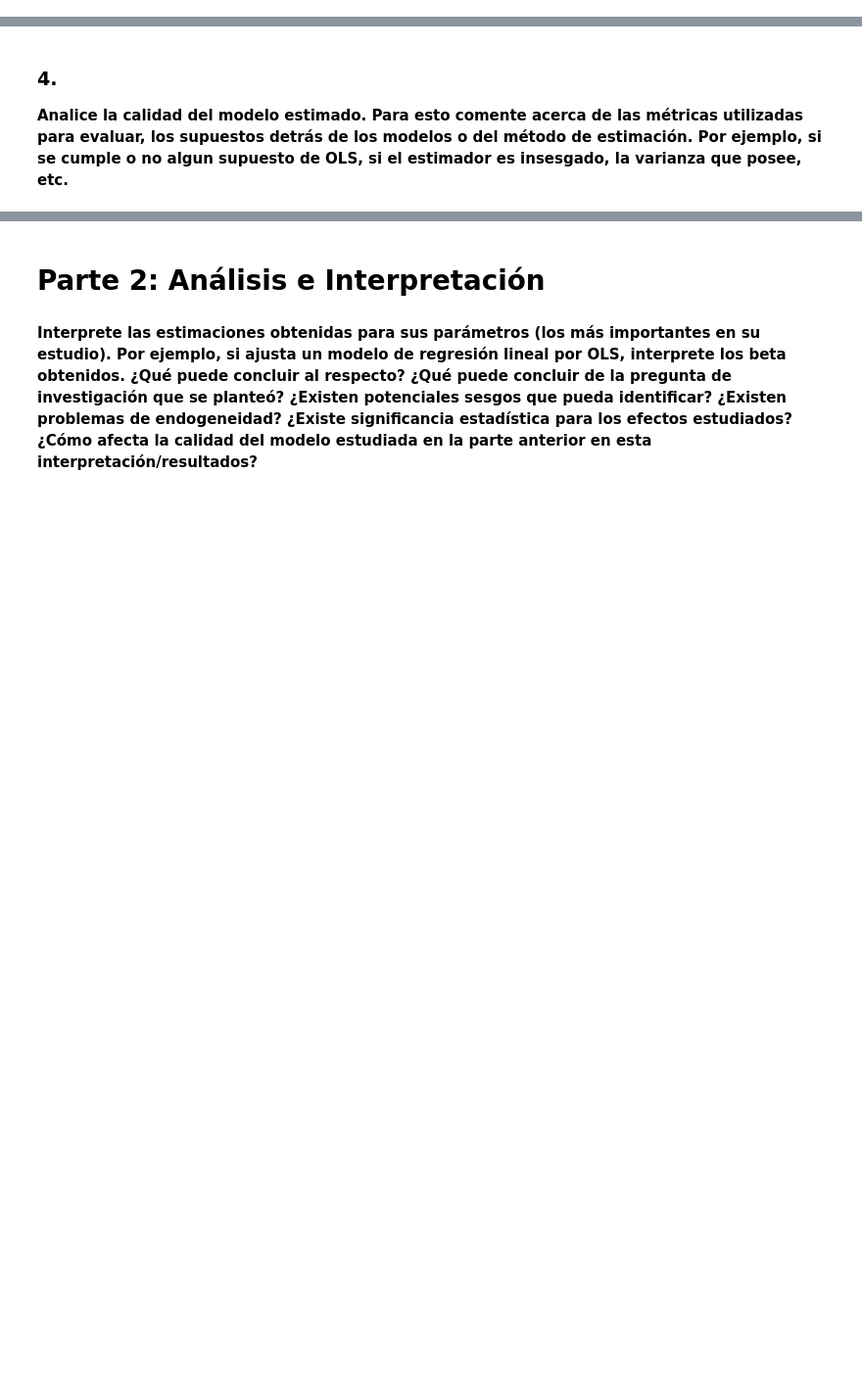
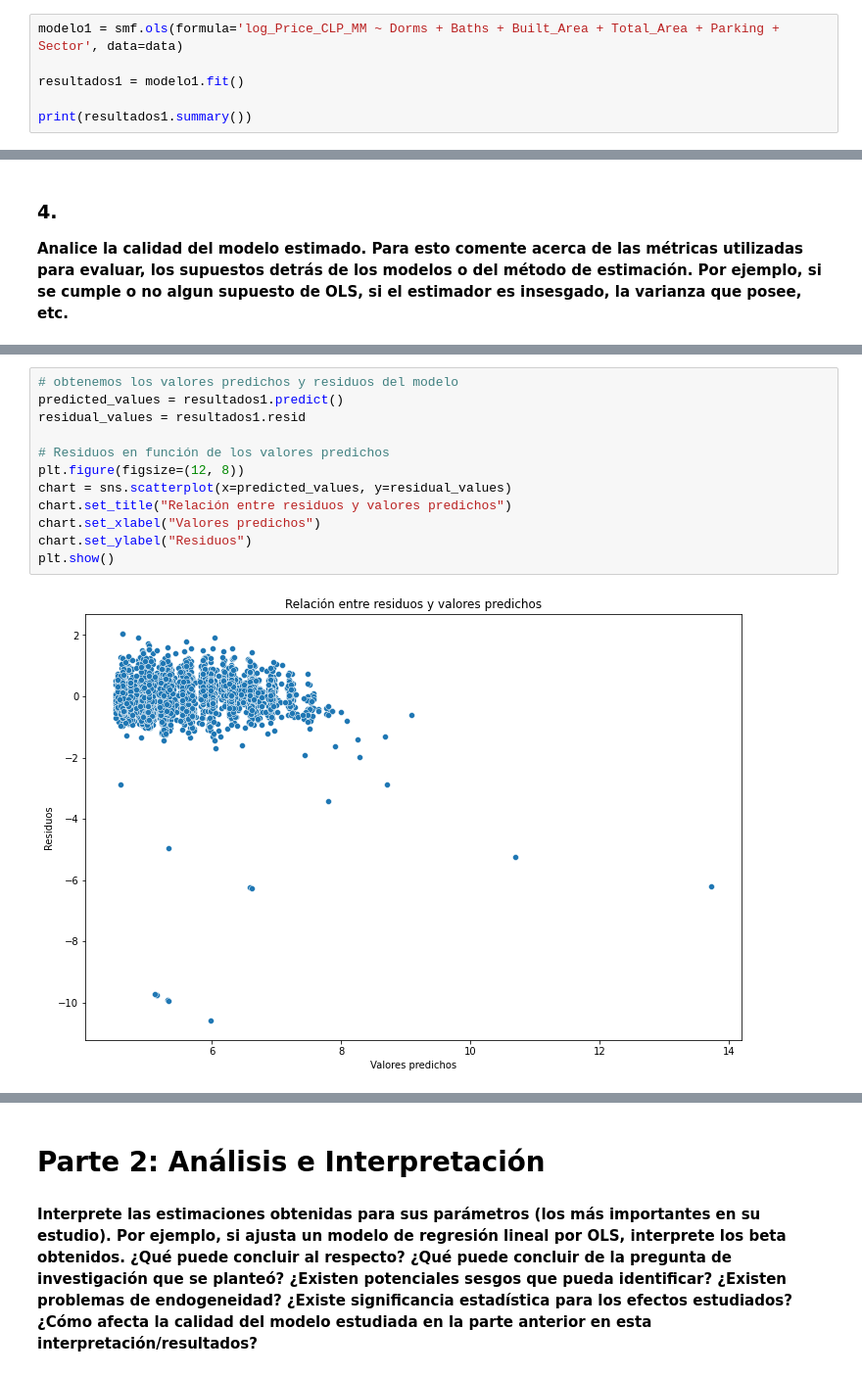
Before and after one commit to mvarasg/MDS7101-Estadistica, a Jupyter notebook: Tareas/T2/Tarea 2 Estadística.ipynb, the cells around one changed output, grey strips where cells are left out. Shown at 98% size. Drawn from its saved outputs; the diff is of its cells as text; blank space fills up the shorter version.

```diff
--- a/Tareas/T2/Tarea 2 Estadística.ipynb
+++ b/Tareas/T2/Tarea 2 Estadística.ipynb
@@ -56,0 +142,6 @@ from sklearn.metrics import classification_report
+# %%
+modelo1 = smf.ols(formula='log_Price_CLP_MM ~ Dorms + Baths + Built_Area + Total_Area + Parking + Sector', data=data)
+
+resultados1 = modelo1.fit()
+
+print(resultados1.summary())
@@ -59,0 +219,14 @@ from sklearn.metrics import classification_report
+# %%
+# obtenemos los valores predichos y residuos del modelo
+predicted_values = resultados1.predict()
+residual_values = resultados1.resid
+
+# Residuos en función de los valores predichos
+plt.figure(figsize=(12, 8))
+chart = sns.scatterplot(x=predicted_values, y=residual_values)
+chart.set_title("Relación entre residuos y valores predichos")
+chart.set_xlabel("Valores predichos")
+chart.set_ylabel("Residuos")
+plt.show()
+# %% [output]
+[figure, added]
```
Also changed, not shown: parts of 37 cells of this notebook, 4 other files.
